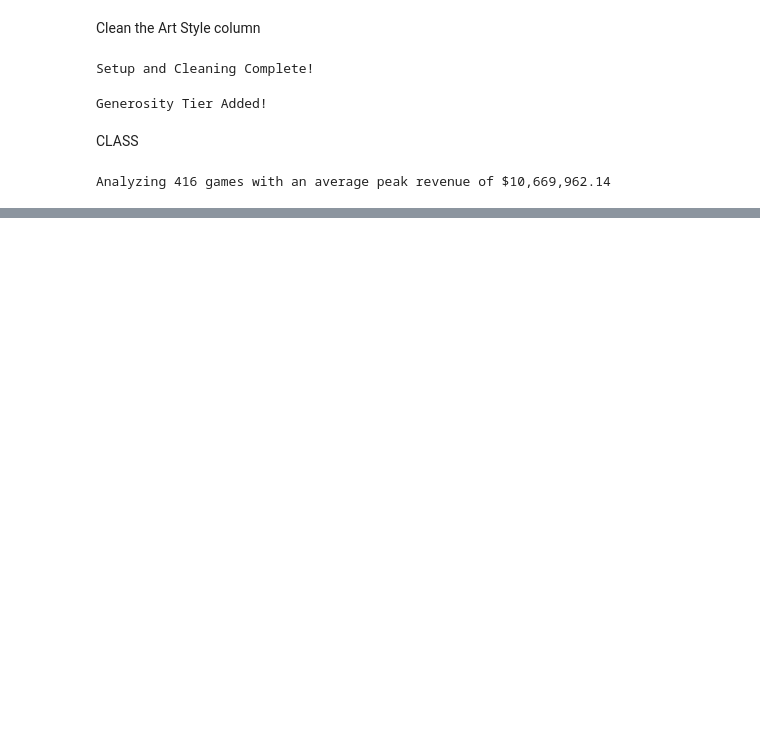
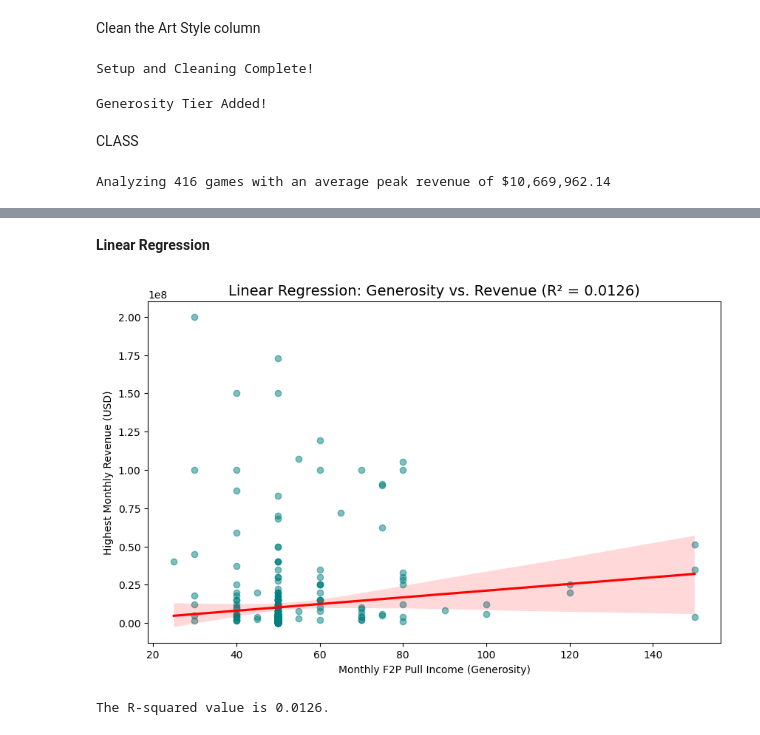
Before and after one commit to Halgratir/Gacha-Games, a Jupyter notebook: Gacha_Games.ipynb, the cells around one changed output, grey strips where cells are left out. Drawn from its saved outputs; the diff is of its cells as text; code cells hidden in the pictures; blank space fills up the shorter version.

```diff
--- a/Gacha_Games.ipynb
+++ b/Gacha_Games.ipynb
@@ -100,0 +178,22 @@ Analyzing 416 games with an average peak revenue of $10,669,962.14
+# %% [markdown]
+**Linear Regression**
+# %%
+# Prepare data for Linear Regression
+X = df[['Monthly_F2P_Pull_Income']]
+y = df['Highest_Revenue_Monthly']
+model = LinearRegression().fit(X, y)
+r_squared = model.score(X, y)
+
+#Visualization
+plt.figure(figsize=(10, 6))
+sns.regplot(x='Monthly_F2P_Pull_Income', y='Highest_Revenue_Monthly', data=df,
+            scatter_kws={'alpha':0.5, 'color':'teal'}, line_kws={'color':'red'})
+plt.title(f'Linear Regression: Generosity vs. Revenue (R² = {r_squared:.4f})', fontsize=14)
+plt.xlabel('Monthly F2P Pull Income (Generosity)')
+plt.ylabel('Highest Monthly Revenue (USD)')
+plt.show()
+
+print(f"The R-squared value is {r_squared:.4f}.")
+# %% [output]
+[figure, added]
+The R-squared value is 0.0126.
```
Also changed, not shown: parts of 8 cells of this notebook.
